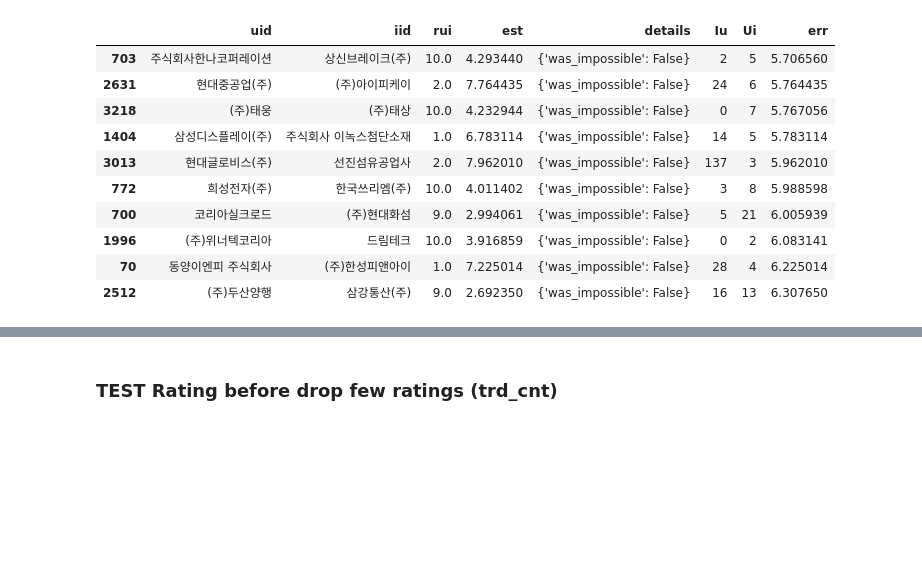
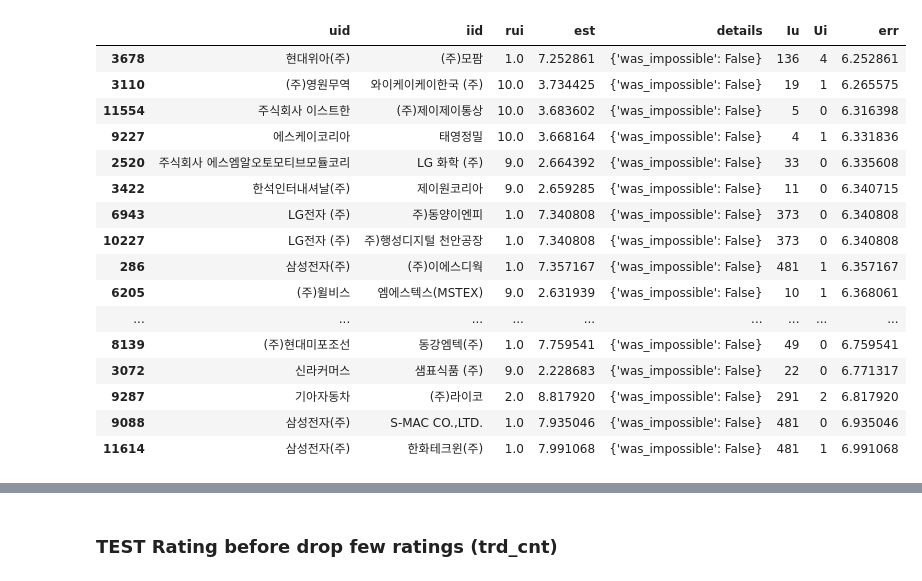
Before and after one commit to yiyc-kr/pandas-modules, a Jupyter notebook: recommend_test.ipynb, the cells around one changed output, grey strips where cells are left out. Saved outputs shown, nothing was run; the diff lists cells and outputs as text; code cells hidden in the pictures; blank space fills up the shorter version.

```diff
--- a/recommend_test.ipynb
+++ b/recommend_test.ipynb
@@ -25,6 +25,10 @@ b = b[b].index.tolist()
 # %%
 s = df['spl'].value_counts() >= 5
 s = s[s].index.tolist()
+# %%
+b = df['byr'].value_counts() >= 5
+b = b[b].index.tolist()
+df = df.loc[df['byr'].isin(b)].reset_index(drop=True)
 # %%
 df = df.loc[(df['byr'].isin(b)) & (df['spl'].isin(s))].reset_index(drop=True)
 # %%
@@ -181,14 +215,20 @@ rcm_df.sort_values(by='err').head(10)
 # %%
-rcm_df.sort_values(by='err').tail(10)
+rcm_df.sort_values(by='err').tail(20)
 # %% [output]
 |  | uid | iid | rui | est | details | Iu | Ui | err |
-| 703 | 주식회사한나코퍼레이션 | 상신브레이크(주) | 10.0 | 4.293440 | {'was_impossible': False} | 2 | 5 | 5.706560 |
-| 2631 | 현대중공업(주) | (주)아이피케이 | 2.0 | 7.764435 | {'was_impossible': False} | 24 | 6 | 5.764435 |
-| 3218 | (주)태웅 | (주)태상 | 10.0 | 4.232944 | {'was_impossible': False} | 0 | 7 | 5.767056 |
-| 1404 | 삼성디스플레이(주) | 주식회사 이녹스첨단소재 | 1.0 | 6.783114 | {'was_impossible': False} | 14 | 5 | 5.783114 |
-| 3013 | 현대글로비스(주) | 선진섬유공업사 | 2.0 | 7.962010 | {'was_impossible': False} | 137 | 3 | 5.962010 |
-| 772 | 희성전자(주) | 한국쓰리엠(주) | 10.0 | 4.011402 | {'was_impossible': False} | 3 | 8 | 5.988598 |
-| 700 | 코리아실크로드 | (주)현대화섬 | 9.0 | 2.994061 | {'was_impossible': False} | 5 | 21 | 6.005939 |
-| 1996 | (주)위너텍코리아 | 드림테크 | 10.0 | 3.916859 | {'was_impossible': False} | 0 | 2 | 6.083141 |
-| 70 | 동양이엔피 주식회사 | (주)한성피앤아이 | 1.0 | 7.225014 | {'was_impossible': False} | 28 | 4 | 6.225014 |
-| 2512 | (주)두산양행 | 삼강통산(주) | 9.0 | 2.692350 | {'was_impossible': False} | 16 | 13 | 6.307650 |
+| 3678 | 현대위아(주) | (주)모팜 | 1.0 | 7.252861 | {'was_impossible': False} | 136 | 4 | 6.252861 |
+| 3110 | (주)영원무역 | 와이케이케이한국 (주) | 10.0 | 3.734425 | {'was_impossible': False} | 19 | 1 | 6.265575 |
+| 11554 | 주식회사 이스트한 | (주)제이제이통상 | 10.0 | 3.683602 | {'was_impossible': False} | 5 | 0 | 6.316398 |
+| 9227 | 에스케이코리아 | 태영정밀 | 10.0 | 3.668164 | {'was_impossible': False} | 4 | 1 | 6.331836 |
+| 2520 | 주식회사 에스엠알오토모티브모듈코리 | LG 화학 (주) | 9.0 | 2.664392 | {'was_impossible': False} | 33 | 0 | 6.335608 |
+| 3422 | 한석인터내셔날(주) | 제이원코리아 | 9.0 | 2.659285 | {'was_impossible': False} | 11 | 0 | 6.340715 |
+| 6943 | LG전자 (주) | 주)동양이엔피 | 1.0 | 7.340808 | {'was_impossible': False} | 373 | 0 | 6.340808 |
+| 10227 | LG전자 (주) | 주)행성디지털 천안공장 | 1.0 | 7.340808 | {'was_impossible': False} | 373 | 0 | 6.340808 |
+| 286 | 삼성전자(주) | (주)이에스디웍 | 1.0 | 7.357167 | {'was_impossible': False} | 481 | 1 | 6.357167 |
+| 6205 | (주)윌비스 | 엠에스텍스(MSTEX) | 9.0 | 2.631939 | {'was_impossible': False} | 10 | 1 | 6.368061 |
+| ... | ... | ... | ... | ... | ... | ... | ... | ... |
+| 8139 | (주)현대미포조선 | 동강엠텍(주) | 1.0 | 7.759541 | {'was_impossible': False} | 49 | 0 | 6.759541 |
+| 3072 | 신라커머스 | 샘표식품 (주) | 9.0 | 2.228683 | {'was_impossible': False} | 22 | 0 | 6.771317 |
+| 9287 | 기아자동차 | (주)라이코 | 2.0 | 8.817920 | {'was_impossible': False} | 291 | 2 | 6.817920 |
+| 9088 | 삼성전자(주) | S-MAC CO.,LTD. | 1.0 | 7.935046 | {'was_impossible': False} | 481 | 0 | 6.935046 |
+| 11614 | 삼성전자(주) | 한화테크윈(주) | 1.0 | 7.991068 | {'was_impossible': False} | 481 | 1 | 6.991068 |
```
Also changed, not shown: parts of 11 cells of this notebook.
